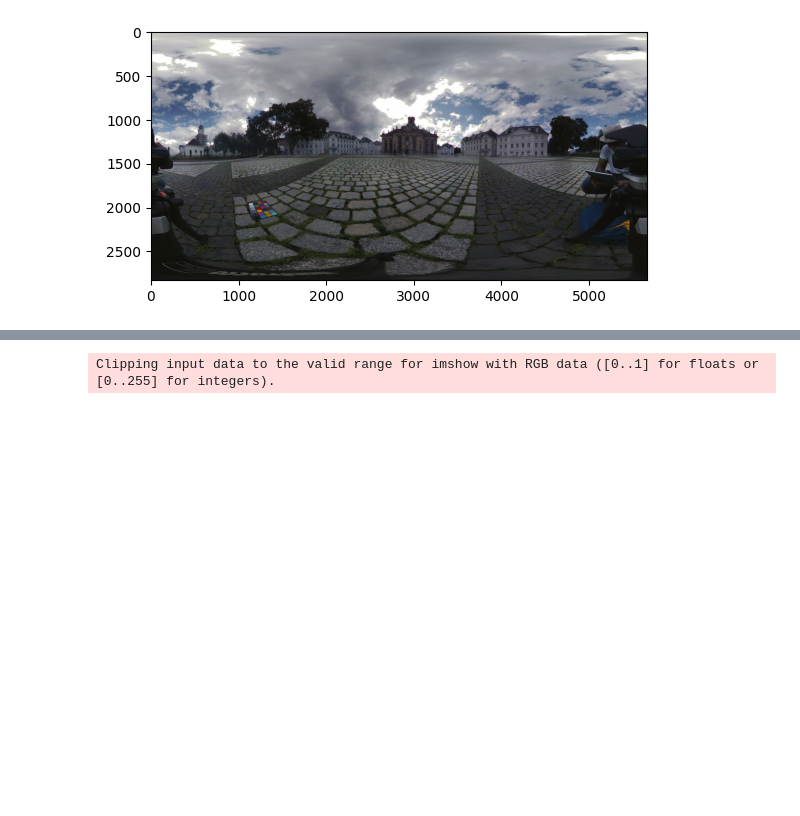
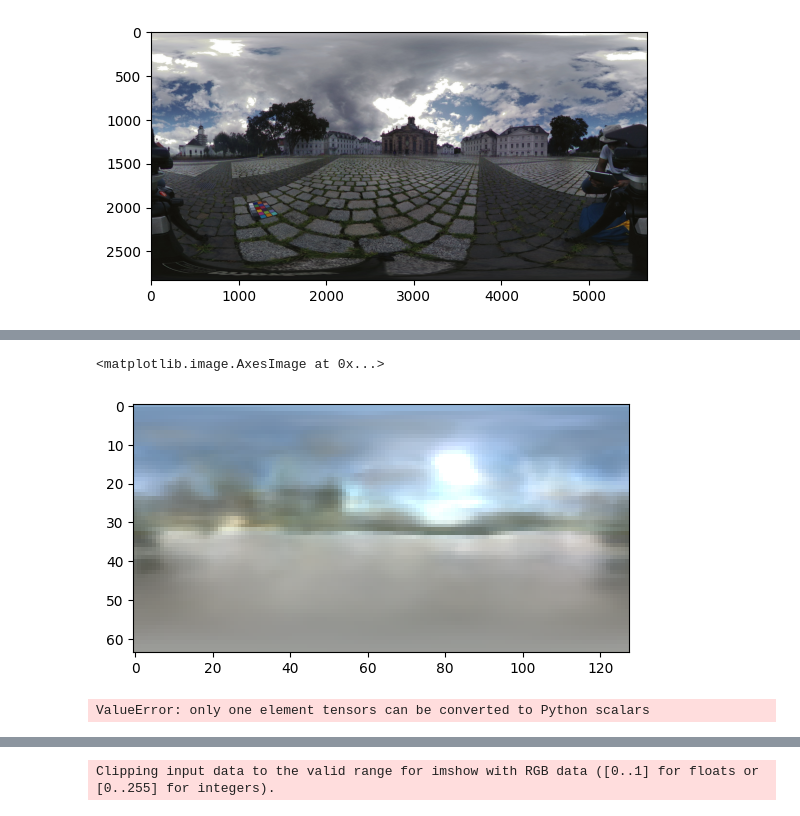
Before and after one commit to JADGardner/neusky, a Jupyter notebook: notebooks/nerfosr_envmaps.ipynb, the cells around one changed output, grey strips where cells are left out. Saved outputs shown, nothing was run; the diff lists cells and outputs as text; code cells hidden in the pictures; blank space fills up the shorter version.

```diff
--- a/notebooks/nerfosr_envmaps.ipynb
+++ b/notebooks/nerfosr_envmaps.ipynb
@@ -252,0 +247,12 @@ OutOfMemoryError: CUDA out of memory. Tried to allocate 17.90 GiB (GPU 0; 15.72
+# %%
+unnormalised_img = model.field.unnormalise(outputs['rgb'])
+
+plt.imshow(linear_to_sRGB(unnormalised_img, use_quantile=True).reshape(64, 128, 3).cpu().detach().numpy())
+# plt.imshow(outputs['rgb'].reshape(64, 128, 3).cpu().detach().numpy())
+# %% [output]
+<matplotlib.image.AxesImage at 0x...>
+[figure, added]
+# %%
+rotations = rot_z(torch.tensor(np.linspace(0, 2 * np.pi, 5)))
+# %% [output]
+ValueError: only one element tensors can be converted to Python scalars
```
Also changed, not shown: parts of 5 cells of this notebook, 3 other files.
